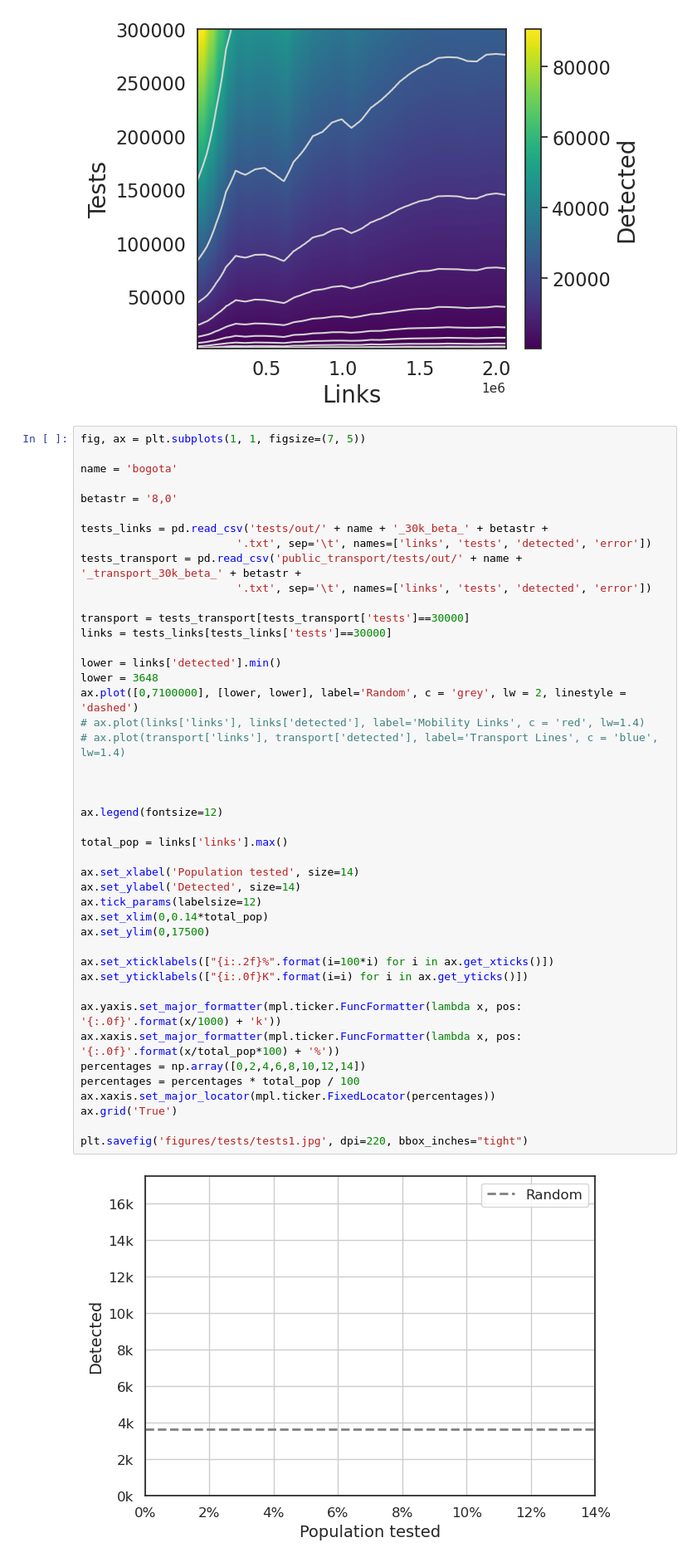
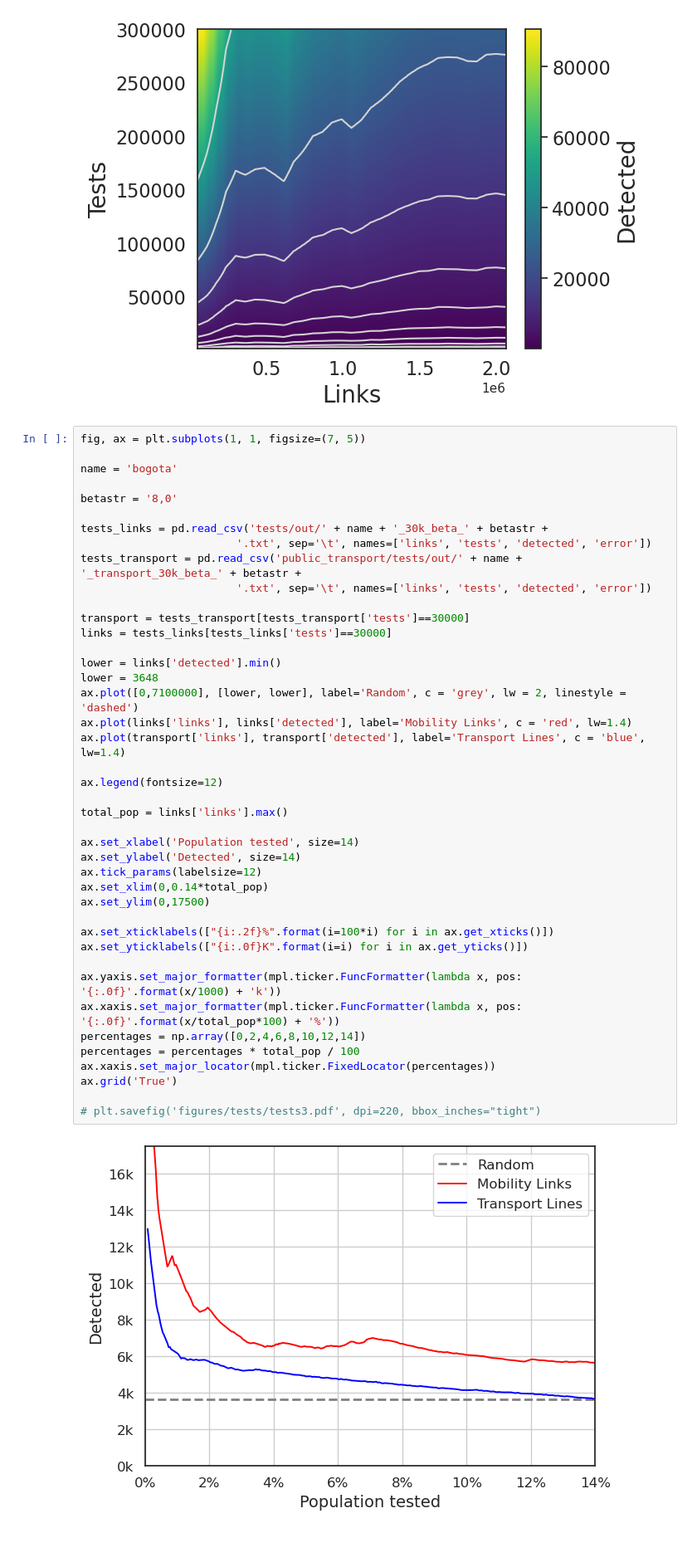
Before and after one commit to PabloValgaRuiz/control23, a Jupyter notebook: transport.ipynb, the cells around one changed output. Shown at 83% size. Drawn from its saved outputs; the diff is of its cells as text.

```diff
--- a/transport.ipynb
+++ b/transport.ipynb
@@ -74,36 +74,34 @@ tests_transport = pd.read_csv('public_transport/tests/out/' + name + '_transport
                         '.txt', sep='\t', names=['links', 'tests', 'detected', 'error'])
 
 transport = tests_transport[tests_transport['tests']==30000]
 links = tests_links[tests_links['tests']==30000]
 
 lower = links['detected'].min()
 lower = 3648
 ax.plot([0,7100000], [lower, lower], label='Random', c = 'grey', lw = 2, linestyle = 'dashed')
-# ax.plot(links['links'], links['detected'], label='Mobility Links', c = 'red', lw=1.4)
-# ax.plot(transport['links'], transport['detected'], label='Transport Lines', c = 'blue', lw=1.4)
-
-
+ax.plot(links['links'], links['detected'], label='Mobility Links', c = 'red', lw=1.4)
+ax.plot(transport['links'], transport['detected'], label='Transport Lines', c = 'blue', lw=1.4)
 
 ax.legend(fontsize=12)
 
 total_pop = links['links'].max()
 
 ax.set_xlabel('Population tested', size=14)
 ax.set_ylabel('Detected', size=14)
 ax.tick_params(labelsize=12)
 ax.set_xlim(0,0.14*total_pop)
 ax.set_ylim(0,17500)
 
 ax.set_xticklabels(["{i:.2f}%".format(i=100*i) for i in ax.get_xticks()])
 ax.set_yticklabels(["{i:.0f}K".format(i=i) for i in ax.get_yticks()])
 
 ax.yaxis.set_major_formatter(mpl.ticker.FuncFormatter(lambda x, pos: '{:.0f}'.format(x/1000) + 'k'))
 ax.xaxis.set_major_formatter(mpl.ticker.FuncFormatter(lambda x, pos: '{:.0f}'.format(x/total_pop*100) + '%'))
 percentages = np.array([0,2,4,6,8,10,12,14])
 percentages = percentages * total_pop / 100
 ax.xaxis.set_major_locator(mpl.ticker.FixedLocator(percentages))
 ax.grid('True')
 
-plt.savefig('figures/tests/tests1.jpg', dpi=220, bbox_inches="tight")
+# plt.savefig('figures/tests/tests3.pdf', dpi=220, bbox_inches="tight")
 # %% [output]
-[figure, old version]
+[figure, new version]
```
Also changed, not shown: parts of 5 cells of this notebook, 22 other files.
